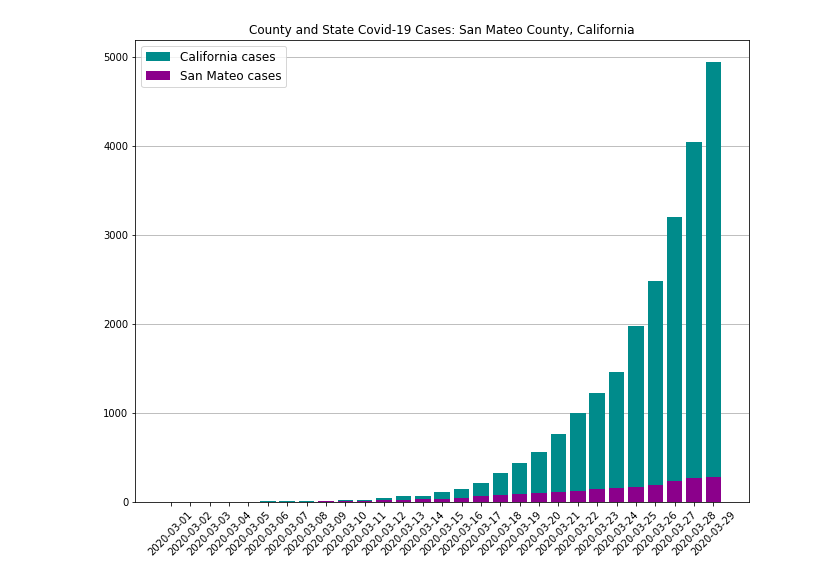
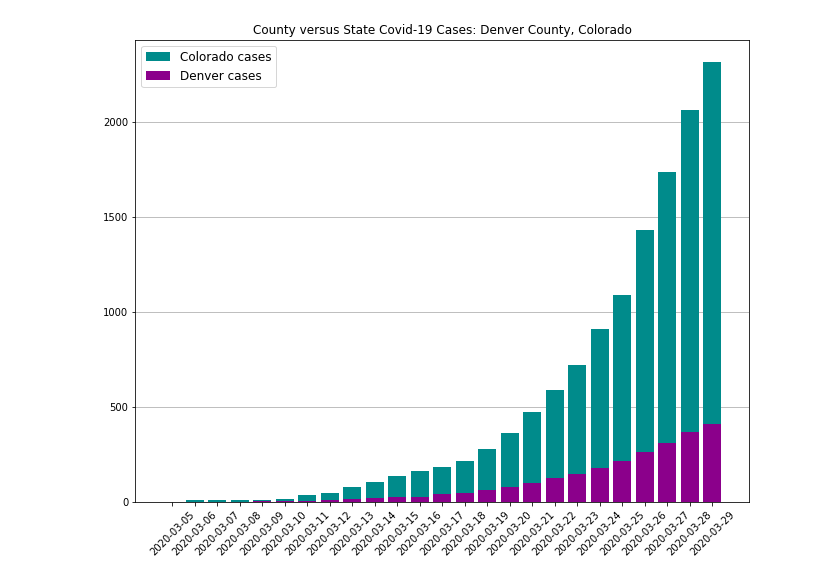
Before and after one commit to ritajett/playground, a Jupyter notebook: covid-data.ipynb, the cells around one changed output. Saved outputs shown, nothing was run; the diff lists cells and outputs as text; code cells hidden in the pictures.

```diff
--- a/covid-data.ipynb
+++ b/covid-data.ipynb
@@ -31,46 +23,64 @@ Enter the state and county names in the first two lines of the following cell.
+# %%
+state_name = 'Colorado'
+county_name = 'Denver'
 # %%
-state_name = 'California'
-county_name = 'San Mateo'
-
 dfcounties = cdata[cdata['state'] == state_name]
 dfstate = dfcounties.groupby(['date'])[['cases', 'deaths']].sum()
 
-dfco = dfcounties[dfcounties['county'] == county_name]
-latest = dfco.iloc[-1].tolist()
-print(latest[1], "County")
-print("{}: {} cases, {} deaths".format(latest[0], latest[4], latest[5]))
+if county_name in dfcounties['county'].tolist():
+    coflag = 1
+    dfco = dfcounties[dfcounties['county'] == county_name]
+    latest = dfco.iloc[-1].tolist()
+    print(latest[1], "County")
+    print("{}: {} cases, {} deaths".format(latest[0], latest[4], latest[5]))
+    title = "County versus State Covid-19 Cases: {} County, {}".format(county_name, state_name)
+else:
+    coflag = 0
+    latest = dfstate.iloc[-1]
+    print("{}\n{}: {} cases, {} deaths".format(state_name, latest.name, latest.cases, latest.deaths))
+    title = "Covid-19 Cases in {}".format(state_name)
 
+
+# plot state cases vs county cases
 fig, ax = plt.subplots()
 fig.set_size_inches(11, 8.5)
-ax.bar(state.index.tolist(),
-       state['cases'],
+ax.bar(dfstate.index.tolist(),
+       dfstate['cases'],
        label="%s cases" % state_name,
        color='darkcyan')
-ax.bar(dfco[dfco['county'] == county_name]['date'],
-       dfco[dfco['county'] == county_name]['cases'],
-       label='%s cases' % county_name,
-       color='darkmagenta')
+if coflag:
+    ax.bar(dfco[dfco['county'] == county_name]['date'],
+           dfco[dfco['county'] == county_name]['cases'],
+           label='%s cases' % county_name,
+           color='darkmagenta')
+else:
+    ax.bar(dfstate.index.tolist(),
+           dfstate['deaths'],
+           label="%s deaths" % state_name,
+           color='darkslategrey')
 ax.grid(axis='y')
 ax.set_axisbelow(True)
-plt.title("County and State Covid-19 Cases: {} County, {}".format(county_name, state_name))
+plt.title(title)
 plt.xticks(rotation=45, fontsize='medium')
 plt.legend(loc=2, fancybox=True, fontsize='large')
 plt.show()
 
-fig1, ax1 = plt.subplots()
-fig1.set_size_inches(11, 8.5)
-ax1.bar(dfco[dfco['county'] == county_name]['date'],
-       dfco[dfco['county'] == county_name]['cases'],
-       label='%s cases' % county_name,
-       color='darkmagenta')
-ax1.bar(dfco[dfco['county'] == county_name]['date'],
-       dfco[dfco['county'] == county_name]['deaths'],
-       label='%s deaths' % county_name,
-       color='dodgerblue')
-ax1.grid(axis='y')
-ax1.set_axisbelow(True)
-plt.title("Cases/Deaths in {} County".format(county_name))
-plt.xticks(rotation=45, fontsize='medium')
-plt.legend(loc=2, fancybox=True, fontsize='large')
-plt.show()
+# plot county cases vs deaths
+if coflag:
+    fig1, ax1 = plt.subplots()
+    fig1.set_size_inches(11, 8.5)
+    ax1.bar(dfco[dfco['county'] == county_name]['date'],
+           dfco[dfco['county'] == county_name]['cases'],
+           label='%s cases' % county_name,
+           color='darkmagenta')
+    ax1.bar(dfco[dfco['county'] == county_name]['date'],
+           dfco[dfco['county'] == county_name]['deaths'],
+           label='%s deaths' % county_name,
+           color='dodgerblue')
+    ax1.grid(axis='y')
+    ax1.set_axisbelow(True)
+    plt.title("Cases and Deaths in {} County".format(county_name))
+    plt.xticks(rotation=45, fontsize='medium')
+    plt.legend(loc=2, fancybox=True, fontsize='large')
+    plt.show()
 # %% [output]
@@ -79 +89 @@ San Mateo County
-[figure, old version]
+[figure, new version]
```
Also changed, not shown: parts of 4 cells of this notebook, 2 other files.
